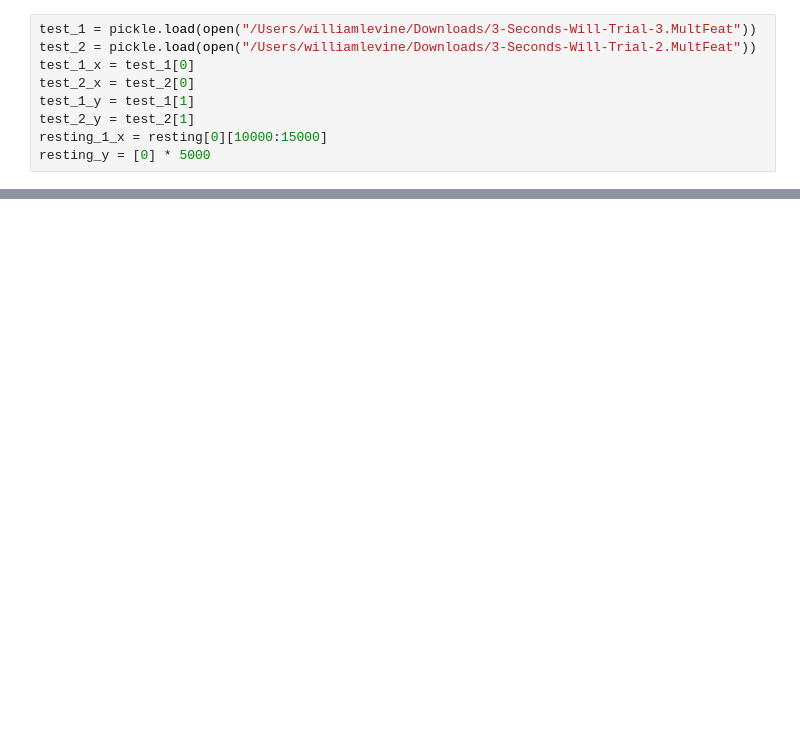
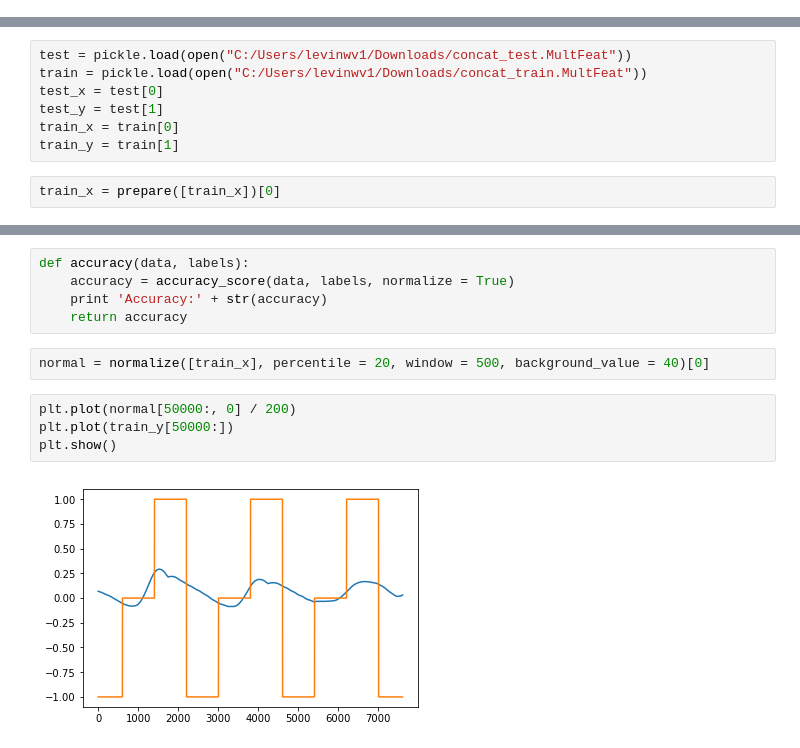
Before and after one commit to levinwil/AirStar, a Jupyter notebook: jupyter_MDs/Fixing Things.ipynb, the cells around one changed output, grey strips where cells are left out. Saved outputs shown, nothing was run; the diff lists cells and outputs as text; blank space fills up the shorter version.

```diff
--- a/jupyter_MDs/Fixing Things.ipynb
+++ b/jupyter_MDs/Fixing Things.ipynb
@@ -18,9 +15,0 @@ resting = prepare_data("/Users/williamlevine/Downloads/OpenBCI-RAW-2017-07-02_06
-# %%
-test_1 = pickle.load(open("/Users/williamlevine/Downloads/3-Seconds-Will-Trial-3.MultFeat"))
-test_2 = pickle.load(open("/Users/williamlevine/Downloads/3-Seconds-Will-Trial-2.MultFeat"))
-test_1_x = test_1[0]
-test_2_x = test_2[0]
-test_1_y = test_1[1]
-test_2_y = test_2[1]
-resting_1_x = resting[0][10000:15000]
-resting_y = [0] * 5000
@@ -30,0 +16,9 @@ concat = [concat_x, concat_y]
+# %%
+test = pickle.load(open("C:/Users/levinwv1/Downloads/concat_test.MultFeat"))
+train = pickle.load(open("C:/Users/levinwv1/Downloads/concat_train.MultFeat"))
+test_x = test[0]
+test_y = test[1]
+train_x = train[0]
+train_y = train[1]
+# %%
+train_x = prepare([train_x])[0]
@@ -30,0 +55,13 @@ concat = [concat_x, concat_y]
+# %%
+def accuracy(data, labels):
+    accuracy = accuracy_score(data, labels, normalize = True)
+    print 'Accuracy:' + str(accuracy)
+    return accuracy
+# %%
+normal = normalize([train_x], percentile = 20, window = 500, background_value = 40)[0]
+# %%
+plt.plot(normal[50000:, 0] / 200)
+plt.plot(train_y[50000:])
+plt.show()
+# %% [output]
+[figure, added]
```
Also changed, not shown: parts of 9 cells of this notebook, 4 other files.
